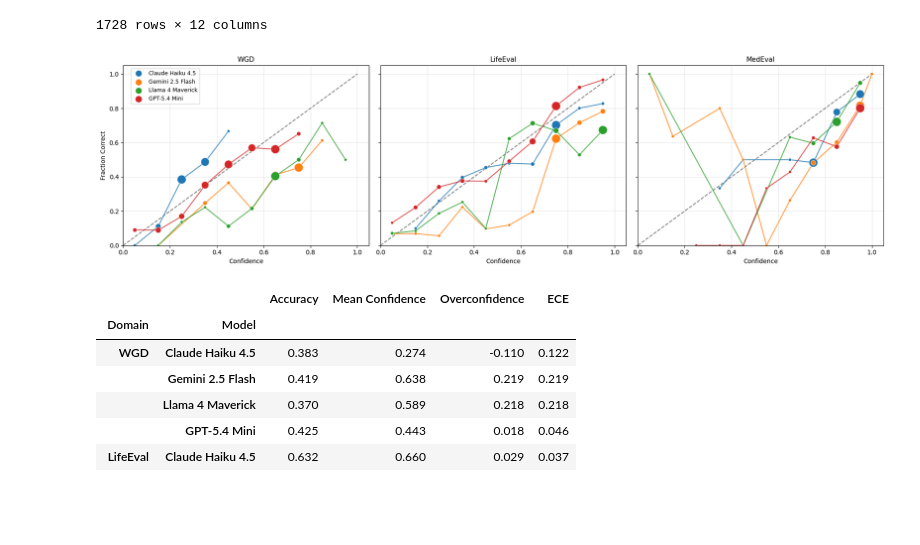
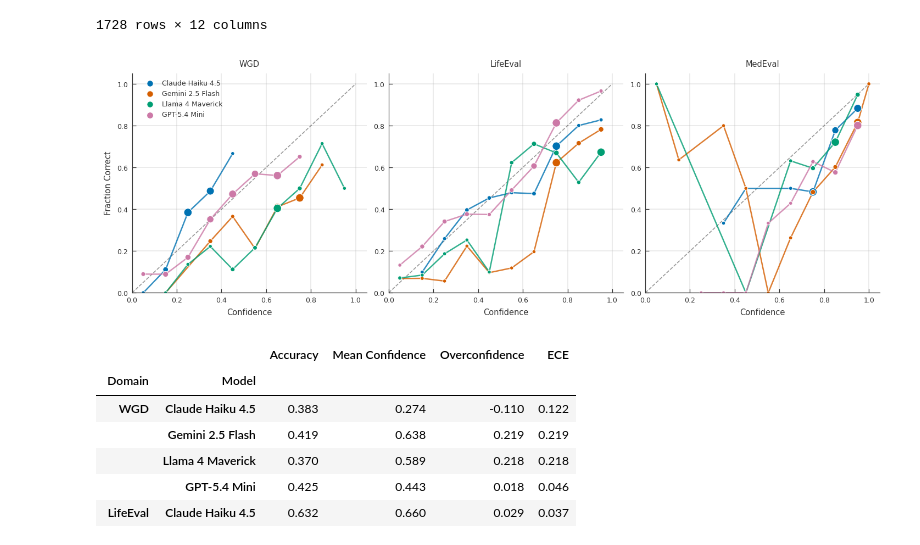
Before and after one commit to NoamMichael/BayesEval, a Jupyter notebook: analysis/analysis.ipynb, the cells around one changed output. Saved outputs shown, nothing was run; the diff lists cells and outputs as text; code cells hidden in the pictures; blank space fills up the shorter version.

Commit message:
Updated plots

```diff
--- a/analysis/analysis.ipynb
+++ b/analysis/analysis.ipynb
@@ -187,21 +275,25 @@ me_df[me_df["removal_pct"] == 50]
 1728 rows × 12 columns
 # %%
 # RQ 1) Combined calibration plot
-fig, axes = plt.subplots(1, 3, figsize=(18, 5), sharey=True)
-#fig.suptitle("Calibration Curves", fontsize=14, y=1.02)
+fig, axes = plt.subplots(1, 3, figsize=(9.5, 3.2), layout="constrained")
 
 calibration_plot(axes[0], wgd_df, "correct", "WGD")
 calibration_plot(axes[1], le_df, "true_probability", "LifeEval")
 calibration_plot(axes[2], me_df, "correct", "MedEval")
 
+for ax in axes:
+    ax.set_aspect("auto")
+for ax in axes[1:]:
+    ax.set_ylabel("")
+
 axes[0].set_ylabel("Fraction Correct")
-axes[0].legend(bbox_to_anchor=(0.02, 1), loc="upper left", fontsize=9)
-plt.tight_layout()
+axes[0].legend(bbox_to_anchor=(0.02, 1), loc="upper left")
 Path(FIGURES_PATH).mkdir(exist_ok=True)
-fig.savefig(f"{FIGURES_PATH}/calibration_combined.png", dpi=150, bbox_inches="tight")
+fig.savefig(f"{FIGURES_PATH}/calibration_combined.pdf", bbox_inches="tight")
+fig.savefig(f"{FIGURES_PATH}/calibration_combined.png", dpi=300, bbox_inches="tight")
 plt.show()
 # %% [output]
-[figure, old version]
+[figure, new version]
 # %%
 # RQ 1) Summary table: Accuracy, Mean Confidence, ECE by Domain × Model
 
```
Also changed, not shown: parts of 11 cells of this notebook, 16 other files.
